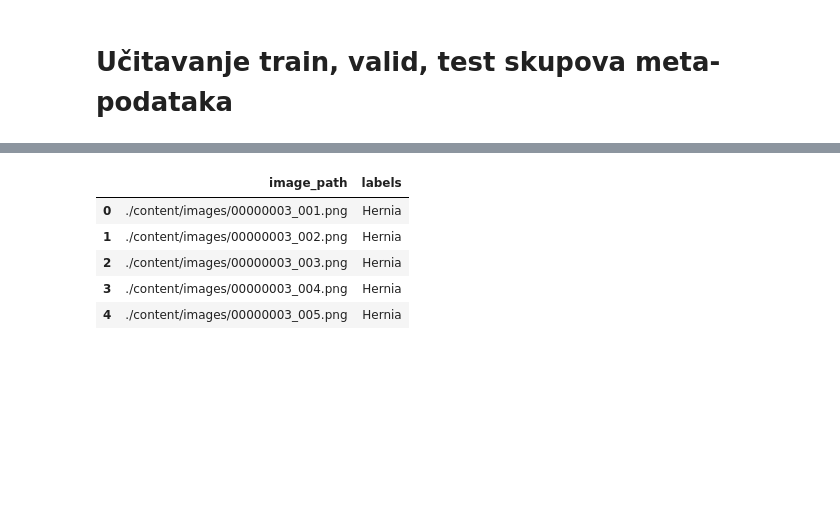
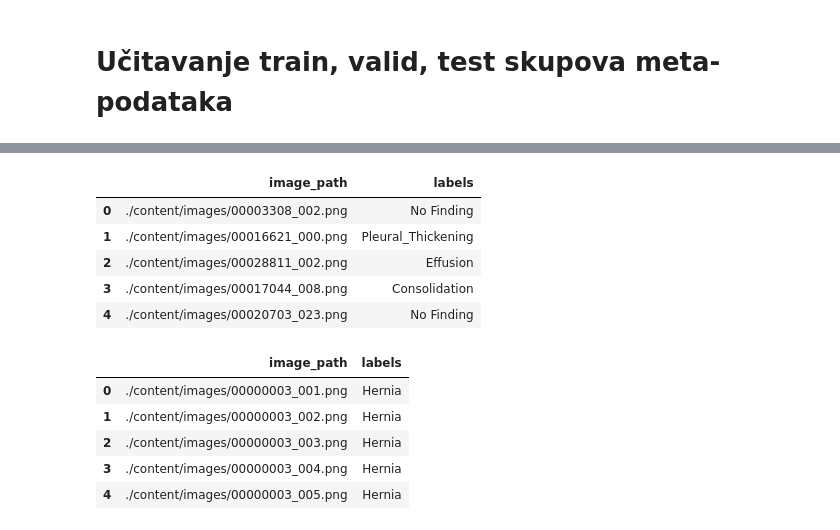
Before and after one commit to npdrums/cnn-chest-x-ray, a Jupyter notebook: cnn_vgg16.ipynb, the cells around one changed output, grey strips where cells are left out. Cells and saved outputs as stored; diff of their text form; code cells hidden in the pictures; blank space fills up the shorter version.

```diff
--- a/cnn_vgg16.ipynb
+++ b/cnn_vgg16.ipynb
@@ -24,3 +25,12 @@ trainValDf.head()
+# %%
+validDf.head()
+# %% [output]
+|  | image_path | labels |
+| 0 | ./content/images/00003308_002.png | No Finding |
+| 1 | ./content/images/00016621_000.png | Pleural_Thickening |
+| 2 | ./content/images/00028811_002.png | Effusion |
+| 3 | ./content/images/00017044_008.png | Consolidation |
+| 4 | ./content/images/00020703_023.png | No Finding |
 # %%
 testDf.head()
 # %% [output]
```
Also changed, not shown: parts of 23 cells of this notebook, 2 other files.
